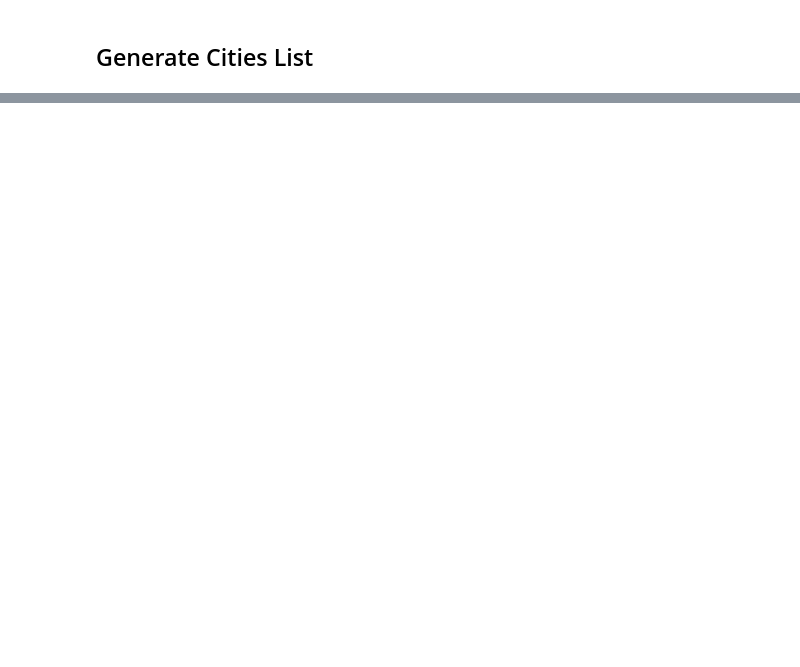
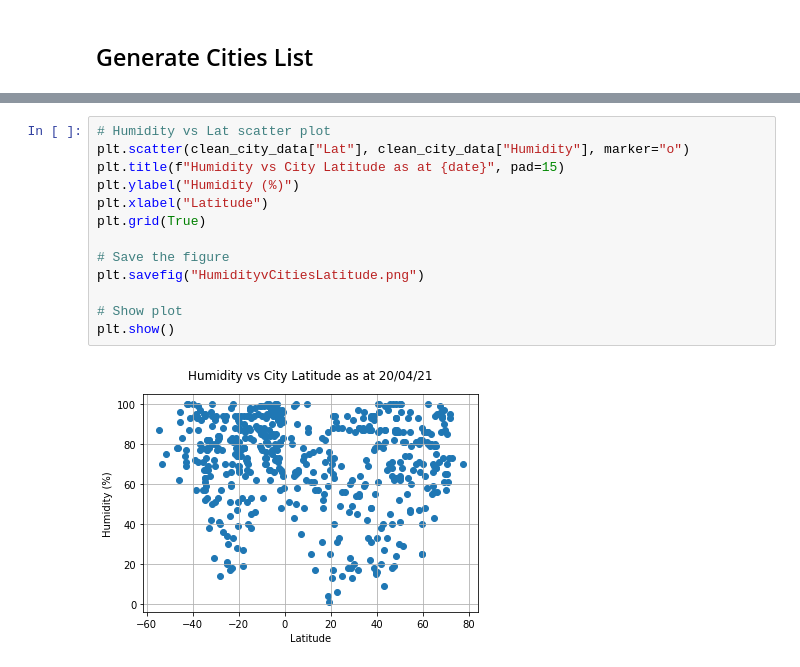
Before and after one commit to FernB/Python_API_Homework, a Jupyter notebook: WeatherPy/WeatherPy.ipynb, the cells around one changed output, grey strips where cells are left out. Drawn from its saved outputs; the diff is of its cells as text; blank space fills up the shorter version.

```diff
--- a/WeatherPy/WeatherPy.ipynb
+++ b/WeatherPy/WeatherPy.ipynb
@@ -411,0 +191,15 @@ plt.show()
+# %%
+# Humidity vs Lat scatter plot
+plt.scatter(clean_city_data["Lat"], clean_city_data["Humidity"], marker="o")
+plt.title(f"Humidity vs City Latitude as at {date}", pad=15)
+plt.ylabel("Humidity (%)")
+plt.xlabel("Latitude")
+plt.grid(True)
+
+# Save the figure
+plt.savefig("HumidityvCitiesLatitude.png")
+
+# Show plot
+plt.show()
+# %% [output]
+[figure, added]
```
Also changed, not shown: parts of 79 cells of this notebook, 23 other files.
